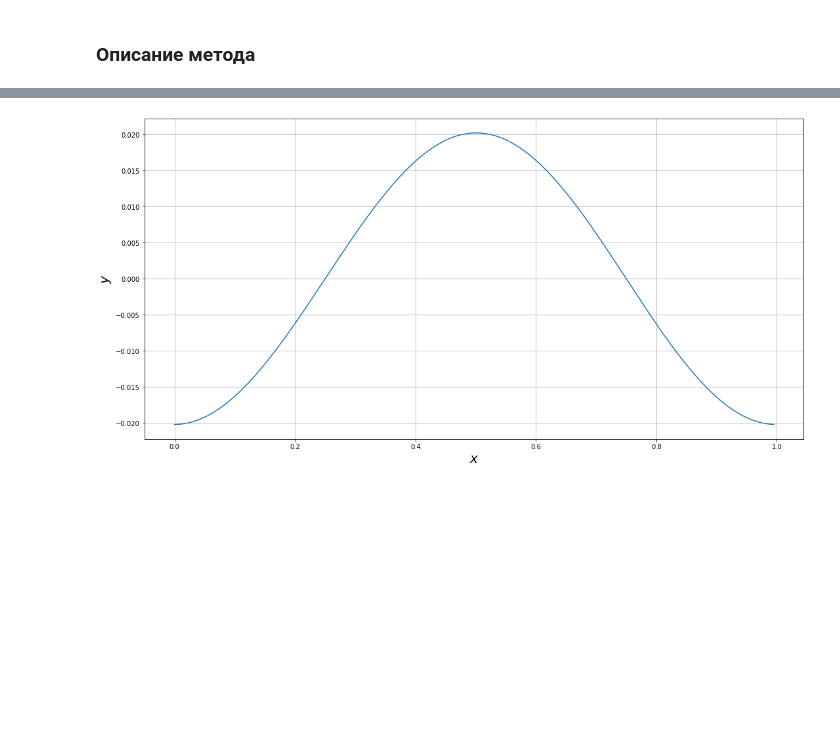
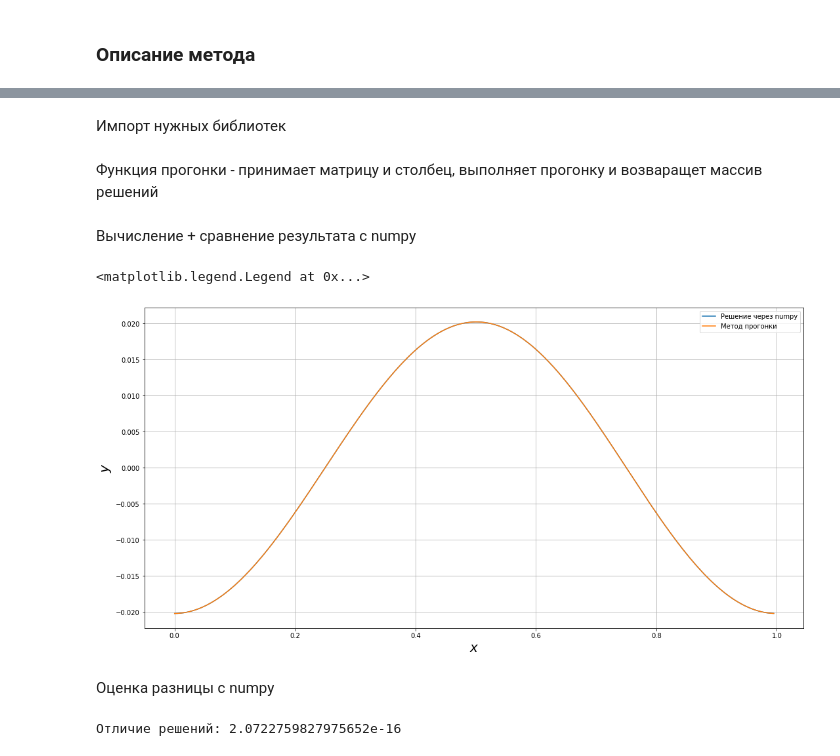
Before and after one commit to derzhavin3016/CompMath, a Jupyter notebook: Lab9/Lab9.ipynb, the cells around one changed output, grey strips where cells are left out. Cells and saved outputs as stored; diff of their text form; code cells hidden in the pictures; blank space fills up the shorter version.

```diff
--- a/Lab9/Lab9.ipynb
+++ b/Lab9/Lab9.ipynb
@@ -98,3 +136,7 @@ $$
+# %% [markdown]
+Импорт нужных библиотек
 # %%
 import numpy as np
 import matplotlib.pyplot as plt
+# %% [markdown]
+Функция прогонки - принимает матрицу и столбец, выполняет прогонку и возваращет массив решений
@@ -101,19 +186,31 @@ import matplotlib.pyplot as plt
+# %% [markdown]
+Вычисление + сравнение результата с numpy
 # %%
 h = 0.005
 N =  int(1 / h)
 x = np.array([k * h for k in range(N)])
-b = -(2 + h**2 * (10 + np.sin(2 * np.pi * x)))
-phi = h**2 * np.cos(2 * np.pi * x)
+bs = -(2 + h**2 * (10 + np.sin(2 * np.pi * x)))
+phi_col = h**2 * np.cos(2 * np.pi * x)
 
-mat = np.diag(b) + np.diag(np.ones(N-1), 1) + np.diag(np.ones(N-1), -1)
+mat = np.diag(bs) + np.diag(np.ones(N - 1), 1) + np.diag(np.ones(N - 1), -1)
 mat[0][-1] = mat[-1][0] = 1
 
-y = np.linalg.solve(mat, phi)
+y = np.linalg.solve(mat, phi_col)
+my_y = prog(mat, phi_col)
 
 plt.figure(figsize=(18, 9))
-plt.plot(x, y)
+plt.plot(x, y, label="Решение через numpy")
+plt.plot(x, my_y, label="Метод прогонки")
 plt.xlabel("$x$", fontsize=20)
 plt.ylabel("$y$", fontsize=20)
 plt.grid()
+plt.legend()
 # %% [output]
+<matplotlib.legend.Legend at 0x...>
-[figure, old version]
+[figure, new version]
+# %% [markdown]
+Оценка разницы с numpy
+# %%
+print(f"Отличие решений: {np.mean(abs(y - my_y))}")
+# %% [output]
+Отличие решений: 2.0722759827975652e-16
```
Also changed, not shown: parts of 3 cells of this notebook.
